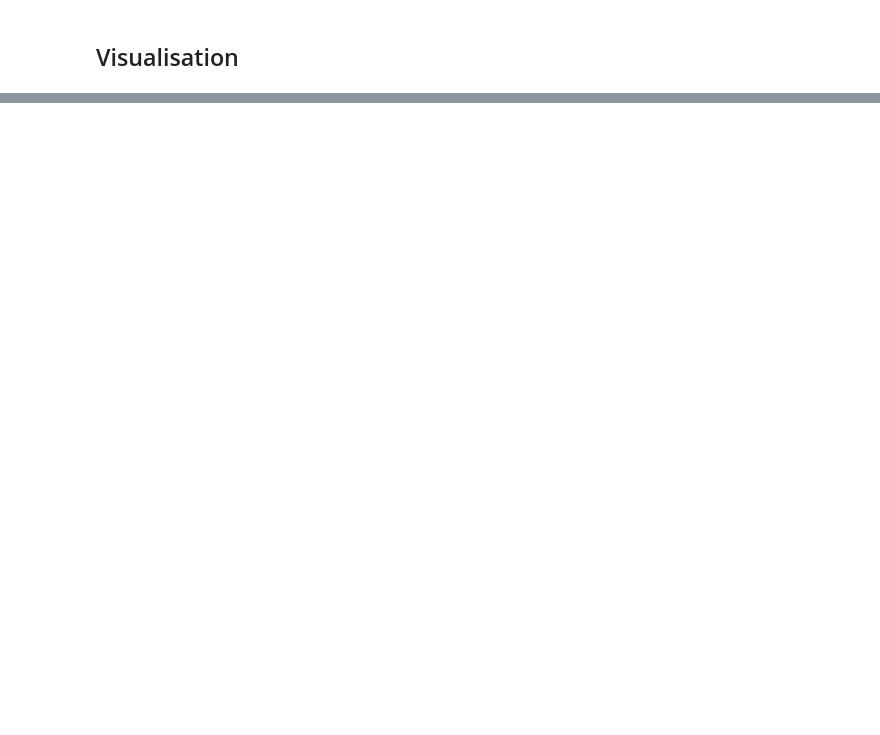
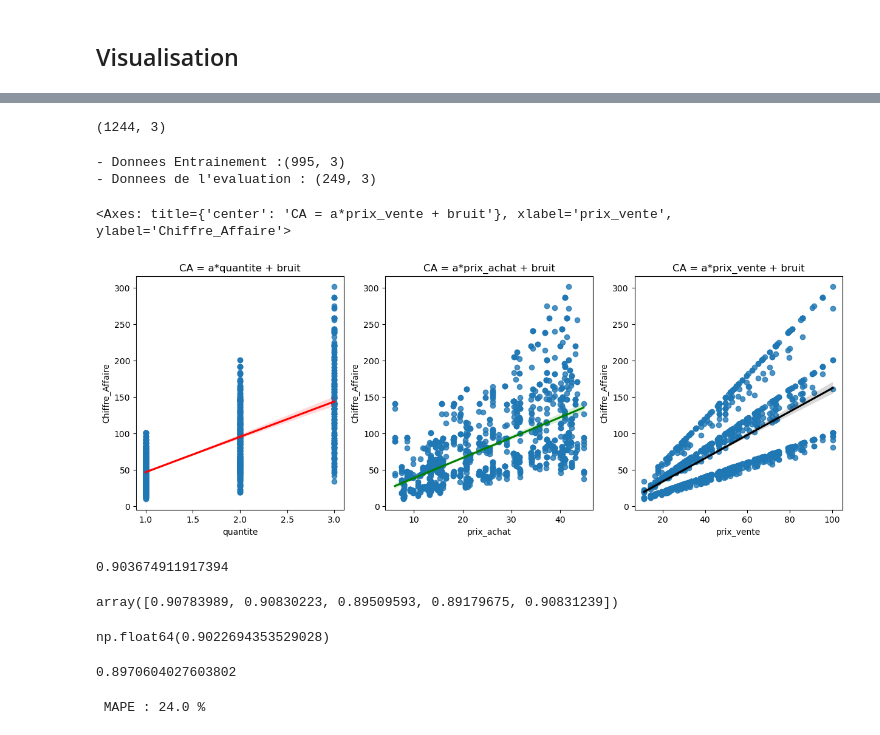
Before and after one commit to SAKPANI/Formation-Data_Science-et-Machine-Learning, a Jupyter notebook: Projets_DataScience/PROJET_E_COMMERCE/projet_ecommerce/Analyse_Donnees_E_Commerce.ipynb, the cells around one changed output, grey strips where cells are left out. Drawn from its saved outputs; the diff is of its cells as text; code cells hidden in the pictures; blank space fills up the shorter version.

```diff
--- a/Projets_DataScience/PROJET_E_COMMERCE/projet_ecommerce/Analyse_Donnees_E_Commerce.ipynb
+++ b/Projets_DataScience/PROJET_E_COMMERCE/projet_ecommerce/Analyse_Donnees_E_Commerce.ipynb
@@ -884,0 +997,14 @@ df.describe().round(2)
+# %%
+X = df[["quantite","prix_achat","prix_vente"]]
+y = df["Chiffre_Affaire"]
+
+X.shape
+# %% [output]
+(1244, 3)
+# %%
+X_train, X_test,  y_train, y_test = train_test_split(X, y, test_size = 0.2, random_state = 2)
+
+print(f"- Donnees Entrainement :{X_train.shape}\n- Donnees de l'evaluation : {X_test.shape}")
+# %% [output]
+- Donnees Entrainement :(995, 3)
+- Donnees de l'evaluation : (249, 3)
@@ -884,0 +1013,40 @@ df.describe().round(2)
+# %%
+plt.figure(figsize = (15,5))
+plt.subplot(1,3,1)
+plt.title("CA = a*quantite + bruit")
+sns.regplot(data = X, x = "quantite", y = y, line_kws = {"color" : "red"})
+plt.subplot(1,3,2)
+plt.title("CA = a*prix_achat + bruit")
+sns.regplot(data = X, x= "prix_achat", y = y , line_kws = {"color" : "green"})
+plt.subplot(1,3,3)
+plt.title("CA = a*prix_vente + bruit")
+sns.regplot(data = X, x= "prix_vente", y = y , line_kws = {"color" : "black"})
+# %% [output]
+<Axes: title={'center': 'CA = a*prix_vente + bruit'}, xlabel='prix_vente', ylabel='Chiffre_Affaire'>
+[figure, added]
+# %%
+model = LinearRegression()
+model.fit(X_train, y_train)
+model.score(X_train, y_train)
+# %% [output]
+0.903674911917394
+# %%
+val_score = cross_val_score(model, X_train, y_train, cv= 5)
+val_score
+# %% [output]
+array([0.90783989, 0.90830223, 0.89509593, 0.89179675, 0.90831239])
+# %%
+val_score.mean()
+# %% [output]
+np.float64(0.9022694353529028)
+# %%
+## Teste sur ;les donnees d'evaluationn
+model.score(X_test, y_test)
+# %% [output]
+0.8970604027603802
+# %%
+mae = root_mean_squared_error(y_test, model.predict(X_test))
+mape = mean_absolute_percentage_error(y_test, model.predict(X_test))
+print(" MAPE :",round(mape,2)*100, "%")
+# %% [output]
+ MAPE : 24.0 %
```
Also changed, not shown: parts of 14 cells of this notebook, 19 other files.
